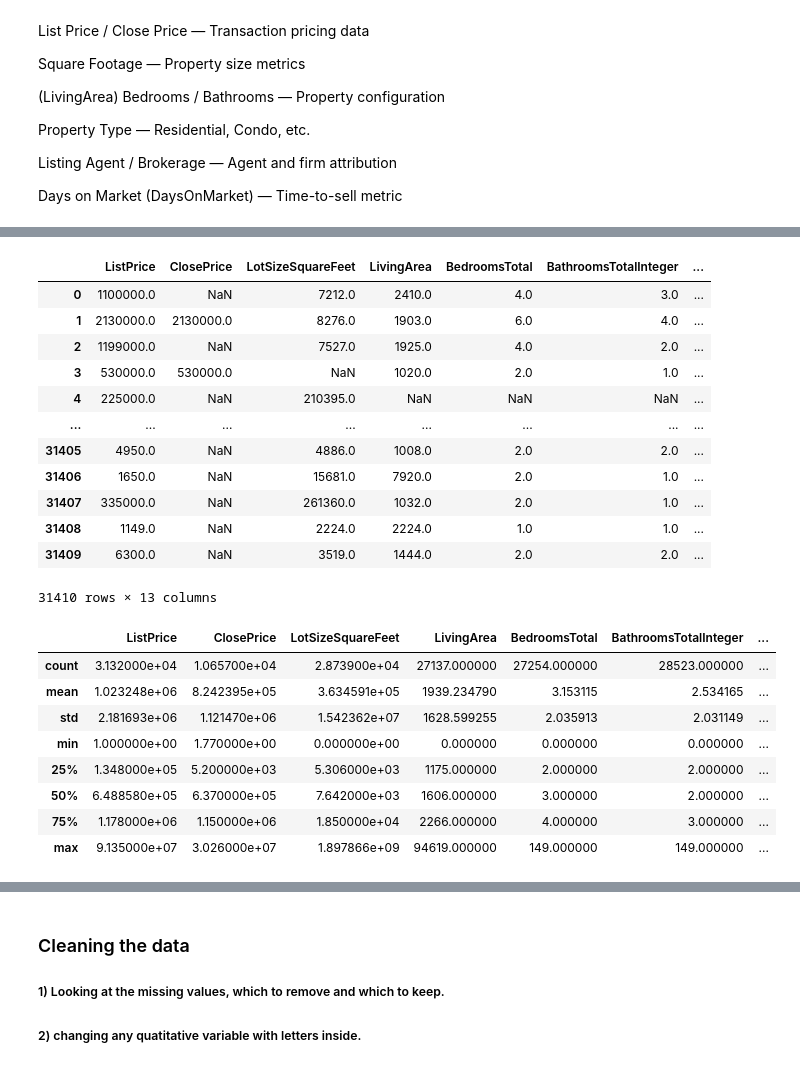
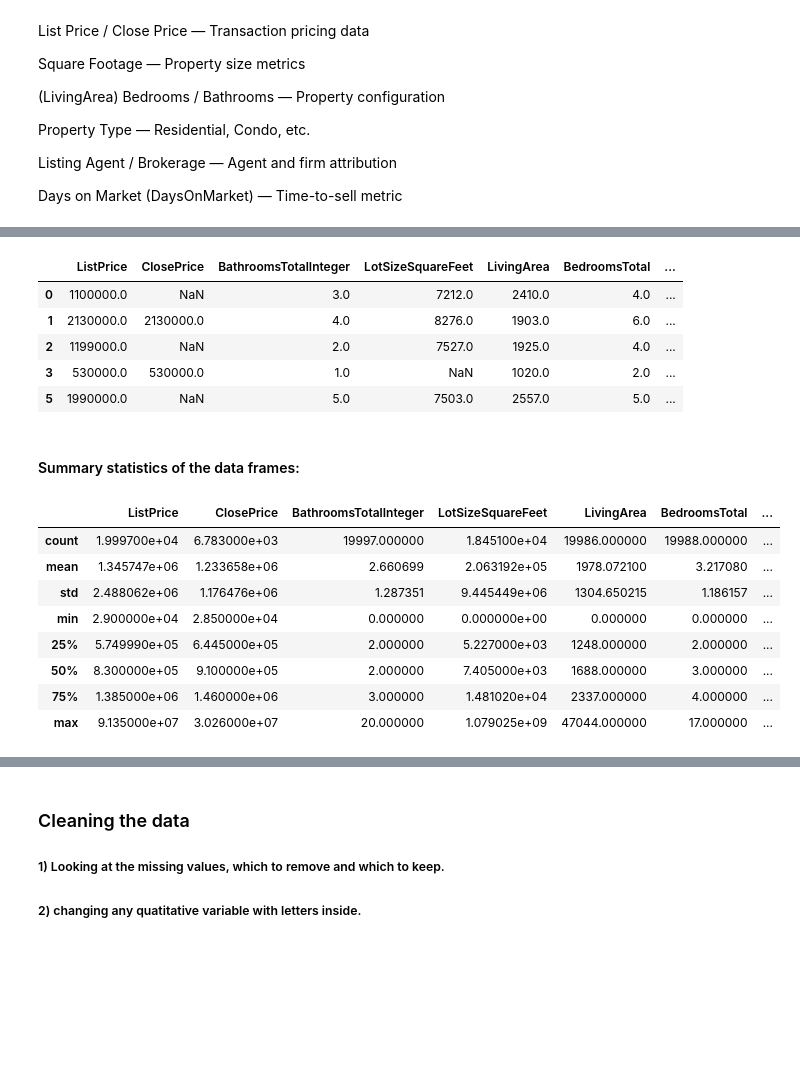
Before and after one commit to DeeptiKhetan/idx-data-analyst, a Jupyter notebook: analysis.ipynb, the cells around one changed output, grey strips where cells are left out. Drawn from its saved outputs; the diff is of its cells as text; code cells hidden in the pictures; blank space fills up the shorter version.

```diff
--- a/analysis.ipynb
+++ b/analysis.ipynb
@@ -209,32 +255,27 @@ df_sold_new
 # %%
-df_listing_new= df_listings[["ListPrice","ClosePrice", "LotSizeSquareFeet","LivingArea", "BedroomsTotal", "BathroomsTotalInteger","PropertyType", "DaysOnMarket", "ListAgentFirstName","ListAgentLastName", "ListAgentFullName","ListOfficeName","CoListOfficeName"]].copy()
-df_listing_new
+df_listing_new= df_listings_residential[["ListPrice","ClosePrice","BathroomsTotalInteger", "LotSizeSquareFeet","LivingArea", "BedroomsTotal","PropertyType", "DaysOnMarket", "ListAgentFirstName","ListAgentLastName", "ListAgentFullName","ListOfficeName","CoListOfficeName"]].copy()
+df_listing_new.head()
 # %% [output]
-|  | ListPrice | ClosePrice | LotSizeSquareFeet | LivingArea | BedroomsTotal | BathroomsTotalInteger | ... |
-| 0 | 1100000.0 | NaN | 7212.0 | 2410.0 | 4.0 | 3.0 | ... |
-| 1 | 2130000.0 | 2130000.0 | 8276.0 | 1903.0 | 6.0 | 4.0 | ... |
-| 2 | 1199000.0 | NaN | 7527.0 | 1925.0 | 4.0 | 2.0 | ... |
-| 3 | 530000.0 | 530000.0 | NaN | 1020.0 | 2.0 | 1.0 | ... |
-| 4 | 225000.0 | NaN | 210395.0 | NaN | NaN | NaN | ... |
-| ... | ... | ... | ... | ... | ... | ... | ... |
-| 31405 | 4950.0 | NaN | 4886.0 | 1008.0 | 2.0 | 2.0 | ... |
-| 31406 | 1650.0 | NaN | 15681.0 | 7920.0 | 2.0 | 1.0 | ... |
-| 31407 | 335000.0 | NaN | 261360.0 | 1032.0 | 2.0 | 1.0 | ... |
-| 31408 | 1149.0 | NaN | 2224.0 | 2224.0 | 1.0 | 1.0 | ... |
-| 31409 | 6300.0 | NaN | 3519.0 | 1444.0 | 2.0 | 2.0 | ... |
+|  | ListPrice | ClosePrice | BathroomsTotalInteger | LotSizeSquareFeet | LivingArea | BedroomsTotal | ... |
+| 0 | 1100000.0 | NaN | 3.0 | 7212.0 | 2410.0 | 4.0 | ... |
+| 1 | 2130000.0 | 2130000.0 | 4.0 | 8276.0 | 1903.0 | 6.0 | ... |
+| 2 | 1199000.0 | NaN | 2.0 | 7527.0 | 1925.0 | 4.0 | ... |
+| 3 | 530000.0 | 530000.0 | 1.0 | NaN | 1020.0 | 2.0 | ... |
+| 5 | 1990000.0 | NaN | 5.0 | 7503.0 | 2557.0 | 5.0 | ... |
-31410 rows × 13 columns
+# %% [markdown]
+#### Summary statistics of the data frames:
 # %%
 df_listing_new.describe()
 # %% [output]
-|  | ListPrice | ClosePrice | LotSizeSquareFeet | LivingArea | BedroomsTotal | BathroomsTotalInteger | ... |
-| count | 3.132000e+04 | 1.065700e+04 | 2.873900e+04 | 27137.000000 | 27254.000000 | 28523.000000 | ... |
-| mean | 1.023248e+06 | 8.242395e+05 | 3.634591e+05 | 1939.234790 | 3.153115 | 2.534165 | ... |
-| std | 2.181693e+06 | 1.121470e+06 | 1.542362e+07 | 1628.599255 | 2.035913 | 2.031149 | ... |
-| min | 1.000000e+00 | 1.770000e+00 | 0.000000e+00 | 0.000000 | 0.000000 | 0.000000 | ... |
-| 25% | 1.348000e+05 | 5.200000e+03 | 5.306000e+03 | 1175.000000 | 2.000000 | 2.000000 | ... |
-| 50% | 6.488580e+05 | 6.370000e+05 | 7.642000e+03 | 1606.000000 | 3.000000 | 2.000000 | ... |
-| 75% | 1.178000e+06 | 1.150000e+06 | 1.850000e+04 | 2266.000000 | 4.000000 | 3.000000 | ... |
-| max | 9.135000e+07 | 3.026000e+07 | 1.897866e+09 | 94619.000000 | 149.000000 | 149.000000 | ... |
+|  | ListPrice | ClosePrice | BathroomsTotalInteger | LotSizeSquareFeet | LivingArea | BedroomsTotal | ... |
+| count | 1.999700e+04 | 6.783000e+03 | 19997.000000 | 1.845100e+04 | 19986.000000 | 19988.000000 | ... |
+| mean | 1.345747e+06 | 1.233658e+06 | 2.660699 | 2.063192e+05 | 1978.072100 | 3.217080 | ... |
+| std | 2.488062e+06 | 1.176476e+06 | 1.287351 | 9.445449e+06 | 1304.650215 | 1.186157 | ... |
+| min | 2.900000e+04 | 2.850000e+04 | 0.000000 | 0.000000e+00 | 0.000000 | 0.000000 | ... |
+| 25% | 5.749990e+05 | 6.445000e+05 | 2.000000 | 5.227000e+03 | 1248.000000 | 2.000000 | ... |
+| 50% | 8.300000e+05 | 9.100000e+05 | 2.000000 | 7.405000e+03 | 1688.000000 | 3.000000 | ... |
+| 75% | 1.385000e+06 | 1.460000e+06 | 3.000000 | 1.481020e+04 | 2337.000000 | 4.000000 | ... |
+| max | 9.135000e+07 | 3.026000e+07 | 20.000000 | 1.079025e+09 | 47044.000000 | 17.000000 | ... |
 # %%
 df_sold_new.describe()
 # %% [output]
```
Also changed, not shown: parts of 25 cells of this notebook.
